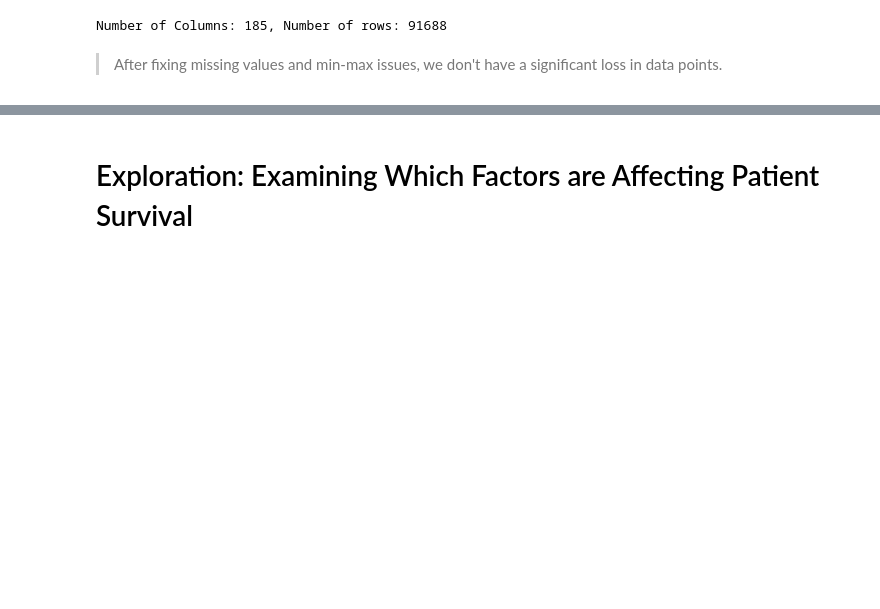
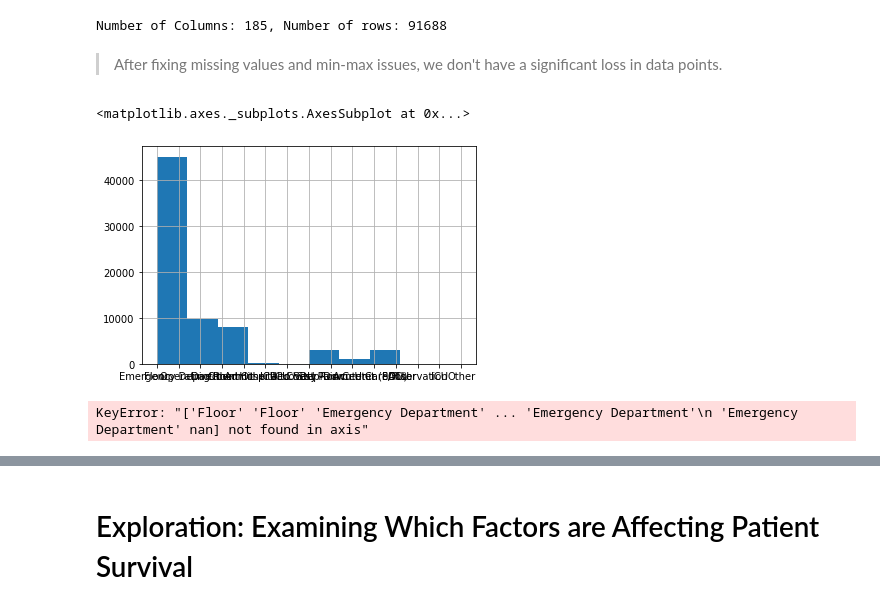
Before and after one commit to curie-capstone/predicting-patient-outcomes, a Jupyter notebook: Predicting Patient Outcome.ipynb, the cells around one changed output, grey strips where cells are left out. Saved outputs shown, nothing was run; the diff lists cells and outputs as text; code cells hidden in the pictures; blank space fills up the shorter version.

```diff
--- a/Predicting Patient Outcome.ipynb
+++ b/Predicting Patient Outcome.ipynb
@@ -111,3 +125,8 @@ print(f'Number of Columns: {df.shape[1]}, Number of rows: {df.shape[0]}')
 Number of Columns: 185, Number of rows: 91688
 # %% [markdown]
 > After fixing missing values and min-max issues, we don't have a significant loss in data points.
+# %%
+df.hospital_admit_source.hist()
+# %% [output]
+<matplotlib.axes._subplots.AxesSubplot at 0x...>
+[figure, added]
@@ -113,0 +135,7 @@ Number of Columns: 185, Number of rows: 91688
+# %%
+kimp = KNNImputer(missing_value = np.nan)
+X = df.drop(df.hospital_admit_source)
+y = df.hospital_admit_source
+KNNImputer.fit_transform(X, y)
+# %% [output]
+KeyError: "['Floor' 'Floor' 'Emergency Department' ... 'Emergency Department'\n 'Emergency Department' nan] not found in axis"
```
Also changed, not shown: parts of 20 cells of this notebook.
